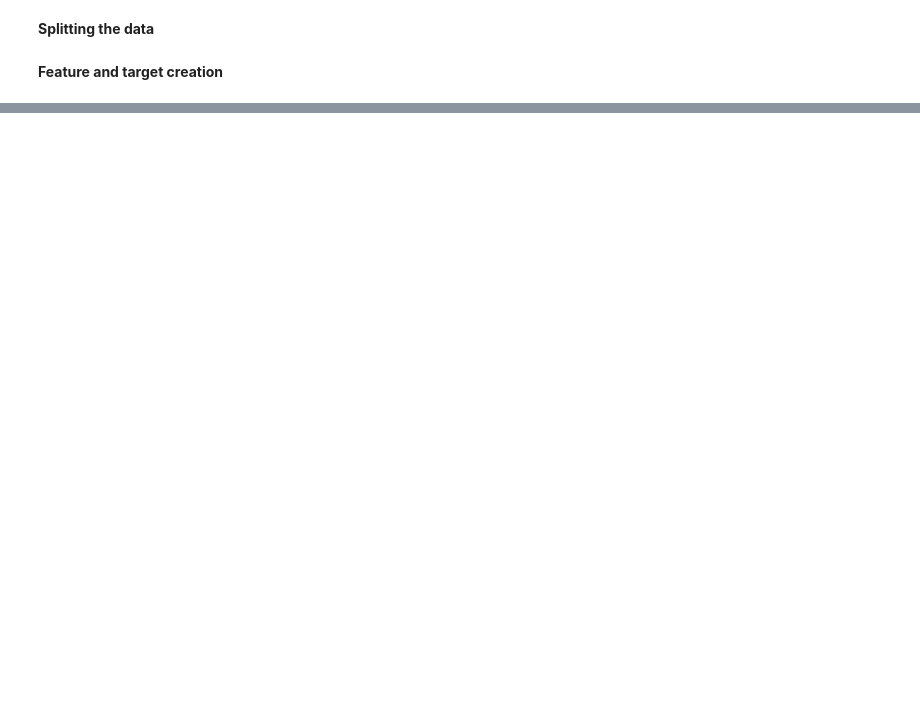
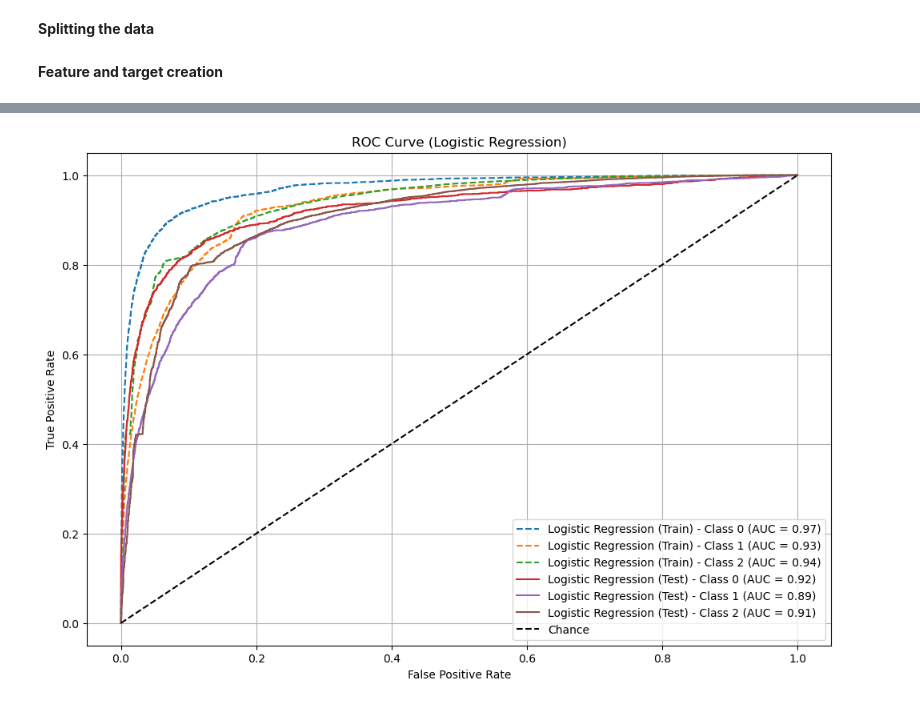
Before and after one commit to Micaet/Feedback-Flair, a Jupyter notebook: budowa_krok_2_6_preliminary_modelling.ipynb, the cells around one changed output, grey strips where cells are left out. Cells and saved outputs as stored; diff of their text form; code cells hidden in the pictures; blank space fills up the shorter version.

Commit message:
Added fine-tuning, pipelines and final model. Changed tf-idf matrix to dense, added minmaxing before training. Updated README

```diff
--- a/budowa_krok_2_6_preliminary_modelling.ipynb
+++ b/budowa_krok_2_6_preliminary_modelling.ipynb
@@ -23,7 +27,11 @@ df = pd.read_csv("train_final.csv")
+# %%
+minmax = MinMaxScaler()
+df2 = pd.DataFrame(minmax.fit_transform(df.drop(columns=["sentiment"])), columns=df.drop(columns="sentiment").columns)
+df2 = pd.concat([df2, df[["sentiment"]]], axis=1)
 # %% [markdown]
 **Splitting the data**
 # %%
-train_df, test_df = train_test_split(df, test_size=0.3, random_state=2092)
+train_df, test_df = train_test_split(df2, test_size=0.3, random_state=2092)
 # %% [markdown]
 **Feature and target creation**
 # %%
@@ -82,0 +135,76 @@ results_df
+# %%
+models = {
+    "Logistic Regression": LogisticRegression(max_iter=500, random_state=42),
+    "Random Forest": RandomForestClassifier(n_estimators=100, random_state=42),
+    "Naive Bayes": GaussianNB(),
+    "Decision Tree": DecisionTreeClassifier(random_state=42),
+    "XGBoost": XGBClassifier(eval_metric='mlogloss', random_state=42)
+}
+results = []
+
+# Binarize labels for multiclass AUC
+classes = [0, 1, 2]
+y_train_bin = label_binarize(y_train, classes=classes)
+y_test_bin = label_binarize(y_test, classes=classes)
+
+results = []
+
+for name, model in models.items():
+    print(f"Training {name}")
+    model.fit(X_train, y_train)
+    print("Done")
+
+    # Train predictions
+    y_train_pred = model.predict(X_train)
+    y_train_proba = model.predict_proba(X_train)
+
+    # Test predictions
+    y_test_pred = model.predict(X_test)
+    y_test_proba = model.predict_proba(X_test)
+
+    # F2 Scores
+    f2_train = fbeta_score(y_train, y_train_pred, beta=2, average=None)
+    f2_test = fbeta_score(y_test, y_test_pred, beta=2, average=None)
+
+    # AUC-ROC Scores (One-vs-Rest)
+    auc_train = roc_auc_score(y_train_bin, y_train_proba, multi_class='ovo')
+    auc_test = roc_auc_score(y_test_bin, y_test_proba, multi_class='ovo')
+
+    # Store metrics
+    results.append({
+        "Model": name,
+        "F2 Score (Train)": f2_train,
+        "F2 Score (Test)": f2_test,
+        "AUC-ROC (Train)": auc_train,
+        "AUC-ROC (Test)": auc_test
+    })
+
+    # Plot ROC curves for Train and Test set
+    plt.figure(figsize=(12, 8))
+
+    # ROC curve for Train set
+    for i in [0, 1, 2]:
+        fpr, tpr, _ = roc_curve(y_train_bin[:, i], y_train_proba[:, i])
+        roc_auc = auc(fpr, tpr)
+        plt.plot(fpr, tpr, linestyle='--', label=f'{name} (Train) - Class {i} (AUC = {roc_auc:.2f})')
+
+    # ROC curve for Test set
+    for i in [0, 1, 2]:
+        fpr, tpr, _ = roc_curve(y_test_bin[:, i], y_test_proba[:, i])
+        roc_auc = auc(fpr, tpr)
+        plt.plot(fpr, tpr, label=f'{name} (Test) - Class {i} (AUC = {roc_auc:.2f})')
+
+    # Chance line
+    plt.plot([0, 1], [0, 1], 'k--', label='Chance')
+
+    # Labels and title
+    plt.xlabel('False Positive Rate')
+    plt.ylabel('True Positive Rate')
+    plt.title(f'ROC Curve ({name})')
+    plt.legend(loc='lower right')
+    plt.grid(True)
+    plt.show()
+
+# Create results DataFrame
+results_df = pd.DataFrame(results)
+# %% [output]
@@ -82,0 +220 @@ results_df
+[figure, added]
```
Also changed, not shown: parts of 14 cells of this notebook, 13 other files.
